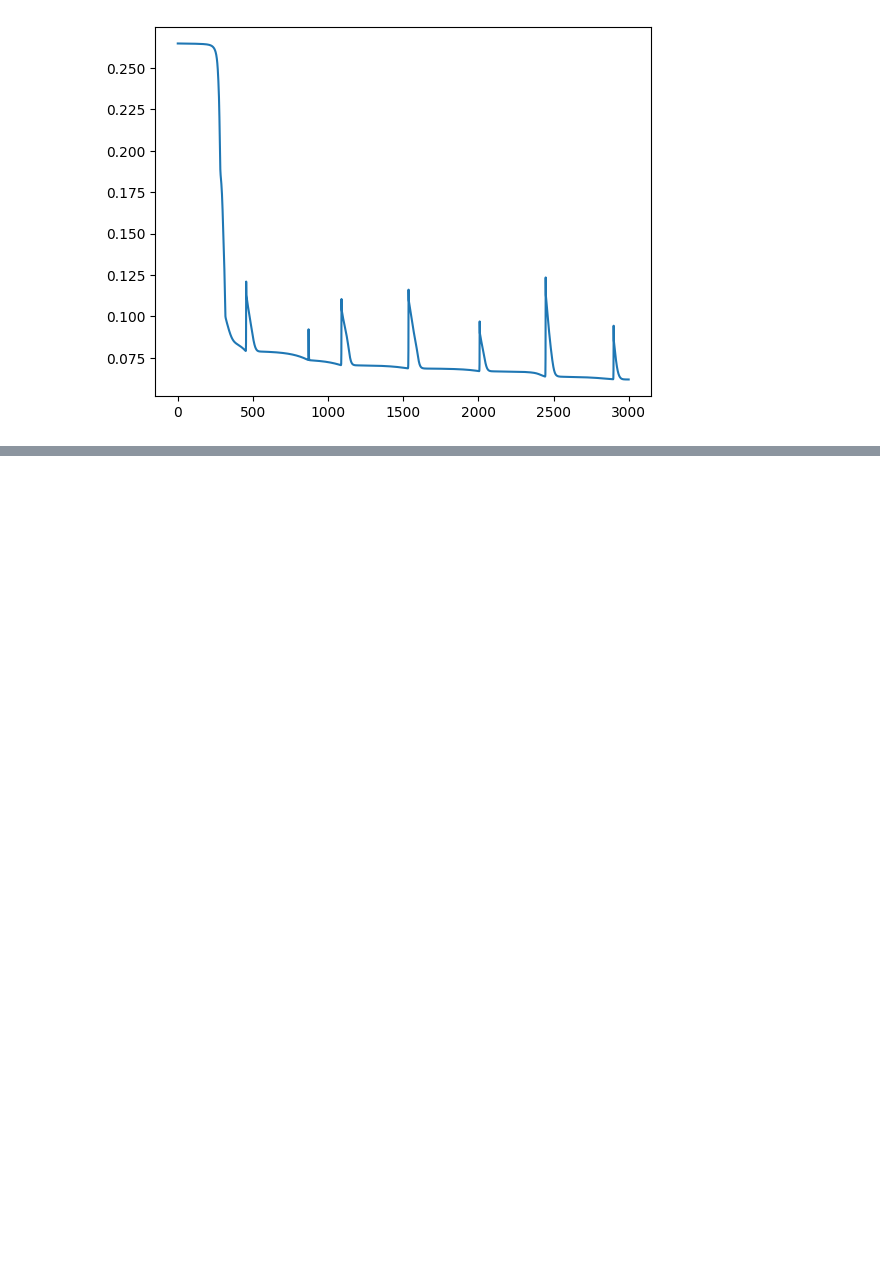
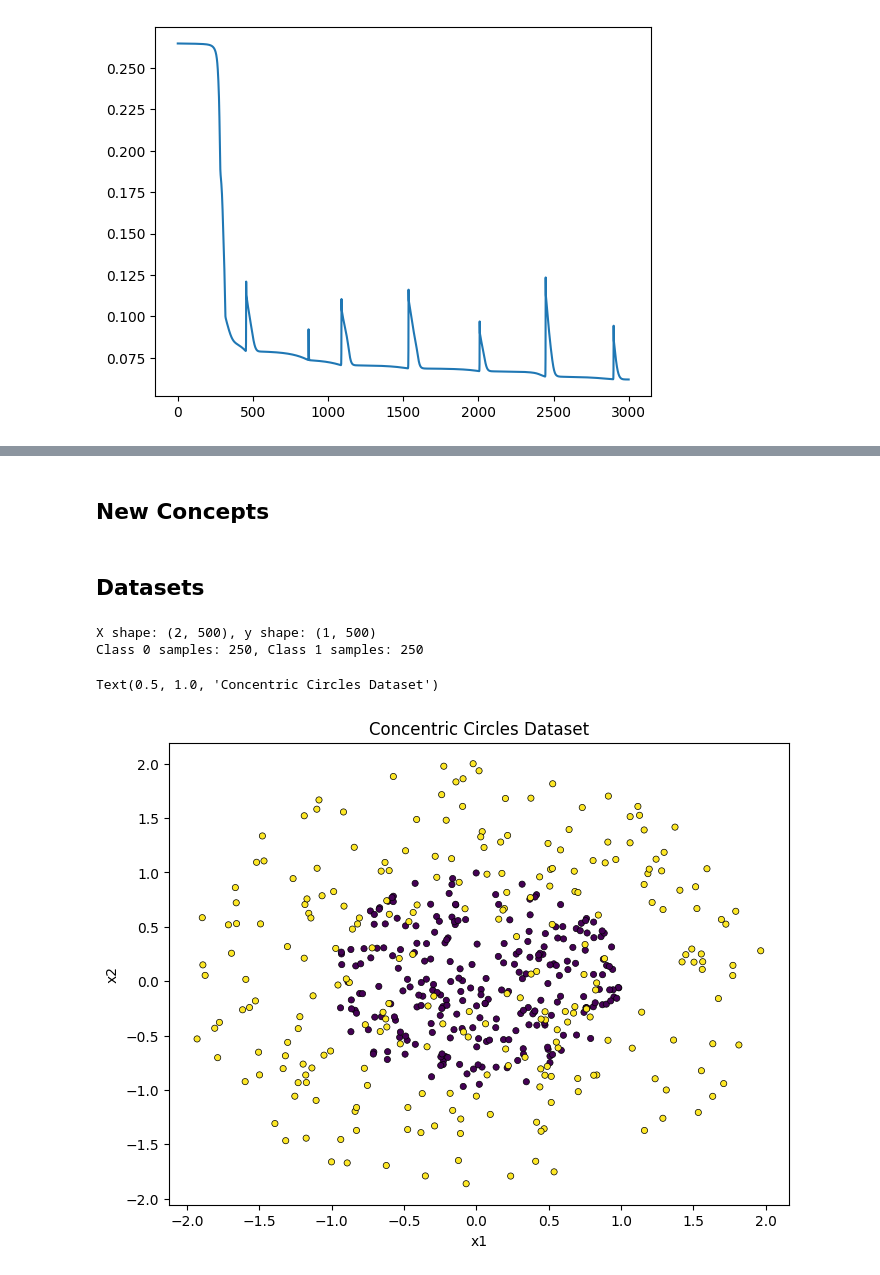
Before and after one commit to brouser2001/mae-5733, a Jupyter notebook: final/final_w_solns.ipynb, the cells around one changed output, grey strips where cells are left out. Saved outputs shown, nothing was run; the diff lists cells and outputs as text; code cells hidden in the pictures; blank space fills up the shorter version.

Commit message:
used cline to generate example sections and integrated rank investigation

```diff
--- a/final/final_w_solns.ipynb
+++ b/final/final_w_solns.ipynb
@@ -688 +686,42 @@ print(count_lora_params(nnet))
 (230, 20)
+# %% [markdown]
+## New Concepts
+# %% [markdown]
+## Datasets
+# %%
+# cline
+np.random.seed(42)
+n_samples = 500
+
+# Class 0: inner circle
+r1, theta1 = 0.5 * np.sqrt(np.random.rand(n_samples // 2)), 2*np.pi*np.random.rand(n_samples//2)
+
+# Class 1: outer ring
+r2, theta2 = 1.0 * np.sqrt(np.random.rand(n_samples // 2)), 2*np.pi*np.random.rand(n_samples//2)
+
+X_circles = np.zeros((2, n_samples))
+y_circles = np.zeros(n_samples)
+X_circles[0,:n_samples//2] = r1*np.cos(theta1)
+X_circles[1,:n_samples//2] = r1*np.sin(theta1)
+y_circles[:n_samples//2] = 0
+X_circles[0,n_samples//2:] = r2*np.cos(theta2)
+X_circles[1,n_samples//2:] = r2*np.sin(theta2)
+y_circles[n_samples//2:] = 1
+y_circles=y_circles.reshape(1,-1) #added reshape
+
+# Scale data for better training
+scale_factor = max(np.abs(X_circles).max(), 1e-8)
+X_circles *= 2.0 / scale_factor
+
+print(f"X shape: {X_circles.shape}, y shape: {y_circles.shape}")
+print(f"Class 0 samples: {np.sum(y_circles == 0)}, Class 1 samples: {np.sum(y_circles == 1)}")
+
+plt.figure(figsize=(8,6))
+plt.scatter(X_circles[0], X_circles[1], c=y_circles, cmap='viridis', s=20, edgecolors='k', linewidths=0.5)
+plt.xlabel('x1'); plt.ylabel('x2')
+plt.title('Concentric Circles Dataset')
+# %% [output]
+X shape: (2, 500), y shape: (1, 500)
+Class 0 samples: 250, Class 1 samples: 250
+Text(0.5, 1.0, 'Concentric Circles Dataset')
+[figure, added]
```
Also changed, not shown: parts of 19 cells of this notebook, 3 other files.
